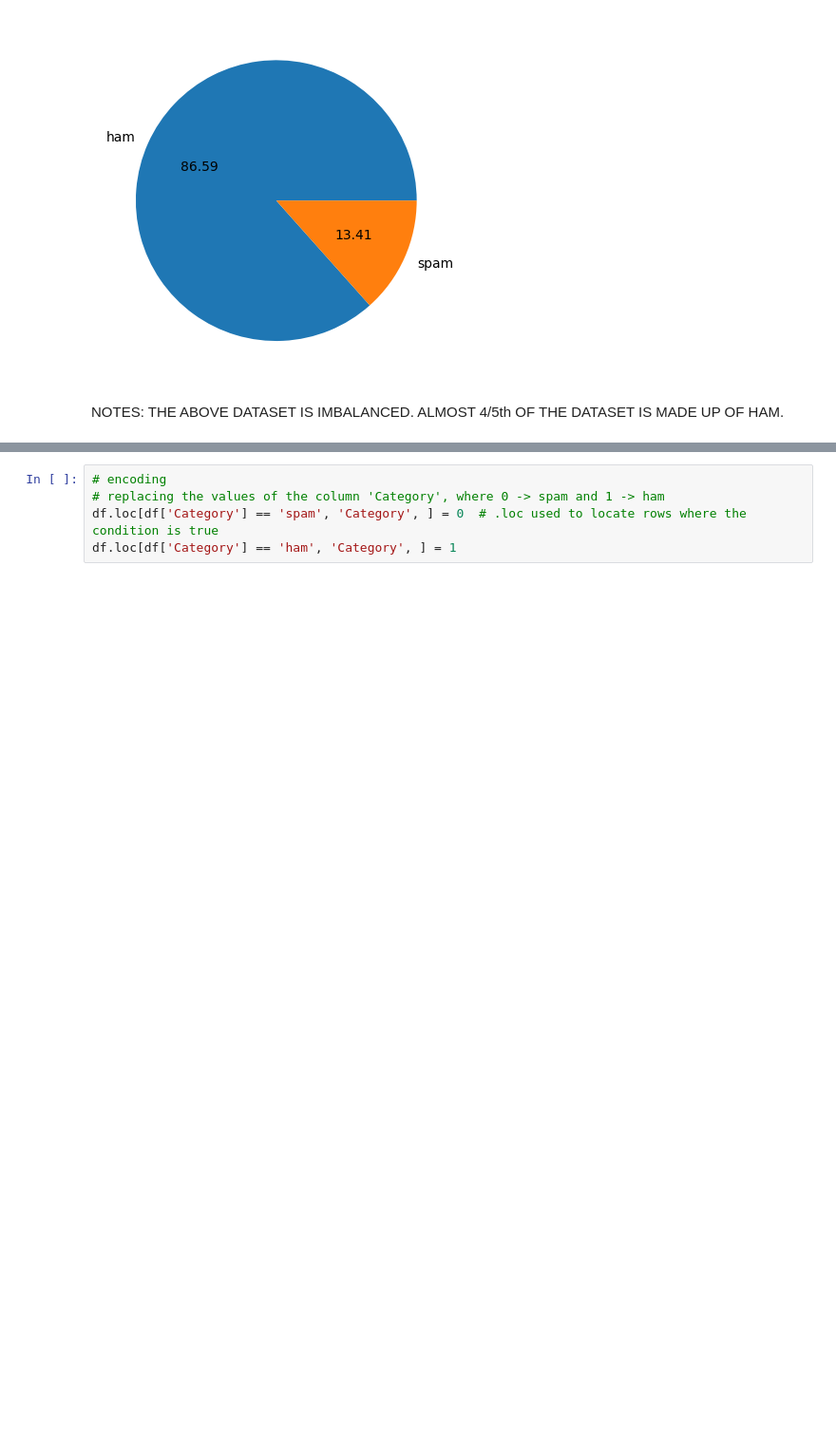
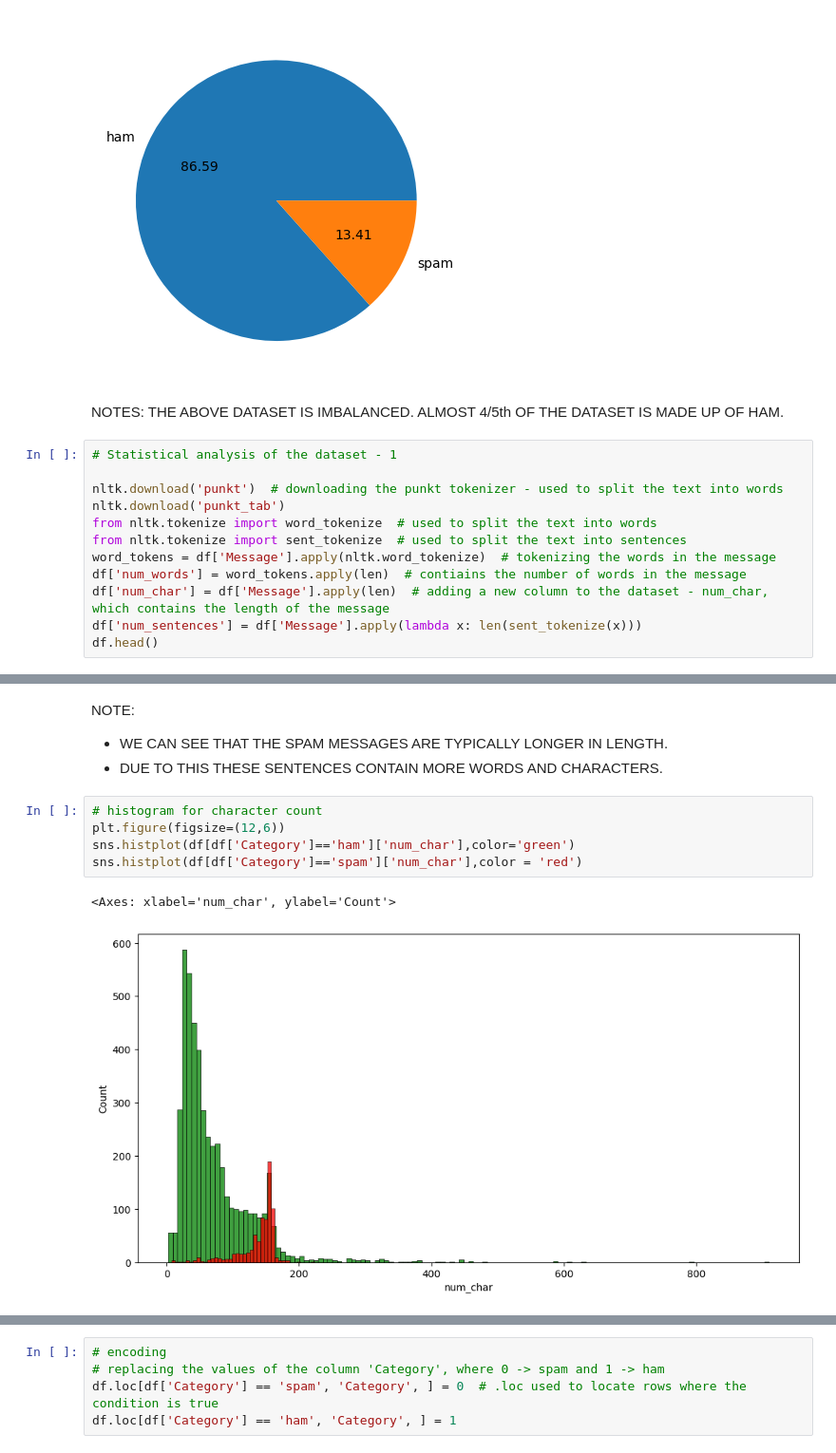
Before and after one commit to RMx-03/Email_Spam-Classifier, a Jupyter notebook: spam_classifier.ipynb, the cells around one changed output, grey strips where cells are left out. Shown at 95% size. Saved outputs shown, nothing was run; the diff lists cells and outputs as text; blank space fills up the shorter version.

```diff
--- a/spam_classifier.ipynb
+++ b/spam_classifier.ipynb
@@ -94,3 +95,15 @@ plt.show()
 [figure]
 # %% [markdown]
 NOTES: THE ABOVE DATASET IS IMBALANCED. ALMOST 4/5th OF THE DATASET IS MADE UP OF HAM.
+# %%
+# Statistical analysis of the dataset - 1
+
+nltk.download('punkt')  # downloading the punkt tokenizer - used to split the text into words
+nltk.download('punkt_tab')
+from nltk.tokenize import word_tokenize  # used to split the text into words
+from nltk.tokenize import sent_tokenize  # used to split the text into sentences
+word_tokens = df['Message'].apply(nltk.word_tokenize)  # tokenizing the words in the message
+df['num_words'] = word_tokens.apply(len)  # contiains the number of words in the message
+df['num_char'] = df['Message'].apply(len)  # adding a new column to the dataset - num_char, which contains the length of the message
+df['num_sentences'] = df['Message'].apply(lambda x: len(sent_tokenize(x)))
+df.head()
@@ -96,0 +153,12 @@ NOTES: THE ABOVE DATASET IS IMBALANCED. ALMOST 4/5th OF THE DATASET IS MADE UP O
+# %% [markdown]
+NOTE:
+- WE CAN SEE THAT THE SPAM MESSAGES ARE TYPICALLY LONGER IN LENGTH.
+- DUE TO THIS THESE SENTENCES CONTAIN MORE WORDS AND CHARACTERS.
+# %%
+# histogram for character count
+plt.figure(figsize=(12,6))
+sns.histplot(df[df['Category']=='ham']['num_char'],color='green')
+sns.histplot(df[df['Category']=='spam']['num_char'],color = 'red')
+# %% [output]
+<Axes: xlabel='num_char', ylabel='Count'>
+[figure, added]
```
Also changed, not shown: parts of 9 cells of this notebook.
